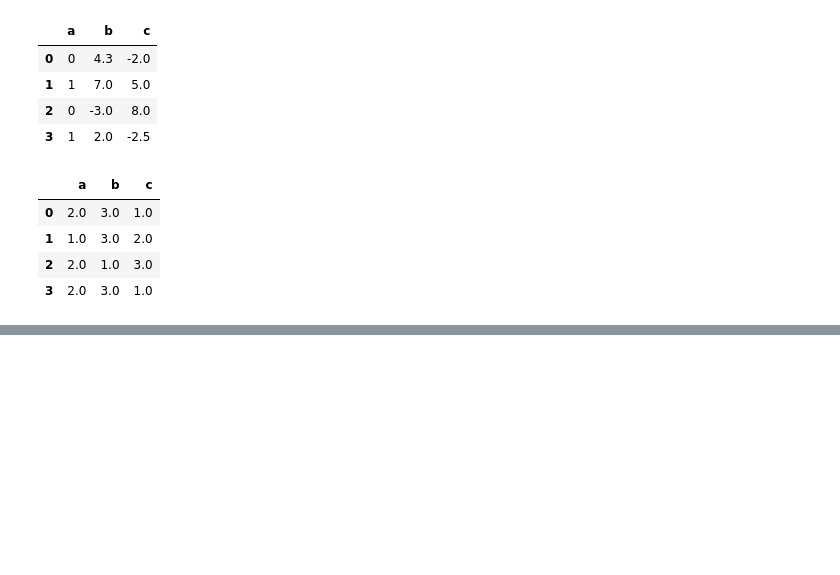
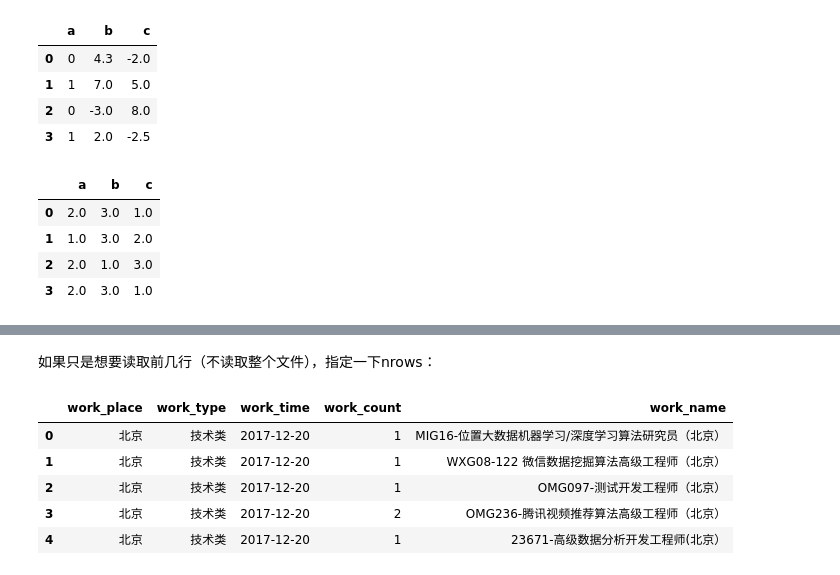
Before and after one commit to zzhhoubin/pydata, a Jupyter notebook: pandas.ipynb, the cells around one changed output, grey strips where cells are left out. Drawn from its saved outputs; the diff is of its cells as text; code cells hidden in the pictures; blank space fills up the shorter version.

```diff
--- a/pandas.ipynb
+++ b/pandas.ipynb
@@ -571,0 +619,11 @@ df.rank(axis='columns') # columns表示列与列之间的排序（即每一行
+# %% [markdown]
+如果只是想要读取前几行（不读取整个文件），指定一下nrows：
+# %%
+pd.read_csv('./data/tencent_hr.csv', nrows=5)
+# %% [output]
+|  | work_place | work_type | work_time | work_count | work_name |
+| 0 | 北京 | 技术类 | 2017-12-20 | 1 | MIG16-位置大数据机器学习/深度学习算法研究员（北京） |
+| 1 | 北京 | 技术类 | 2017-12-20 | 1 | WXG08-122 微信数据挖掘算法高级工程师（北京） |
+| 2 | 北京 | 技术类 | 2017-12-20 | 1 | OMG097-测试开发工程师（北京） |
+| 3 | 北京 | 技术类 | 2017-12-20 | 2 | OMG236-腾讯视频推荐算法高级工程师（北京） |
+| 4 | 北京 | 技术类 | 2017-12-20 | 1 | 23671-高级数据分析开发工程师(北京） |
```
Also changed, not shown: parts of 42 cells of this notebook.
